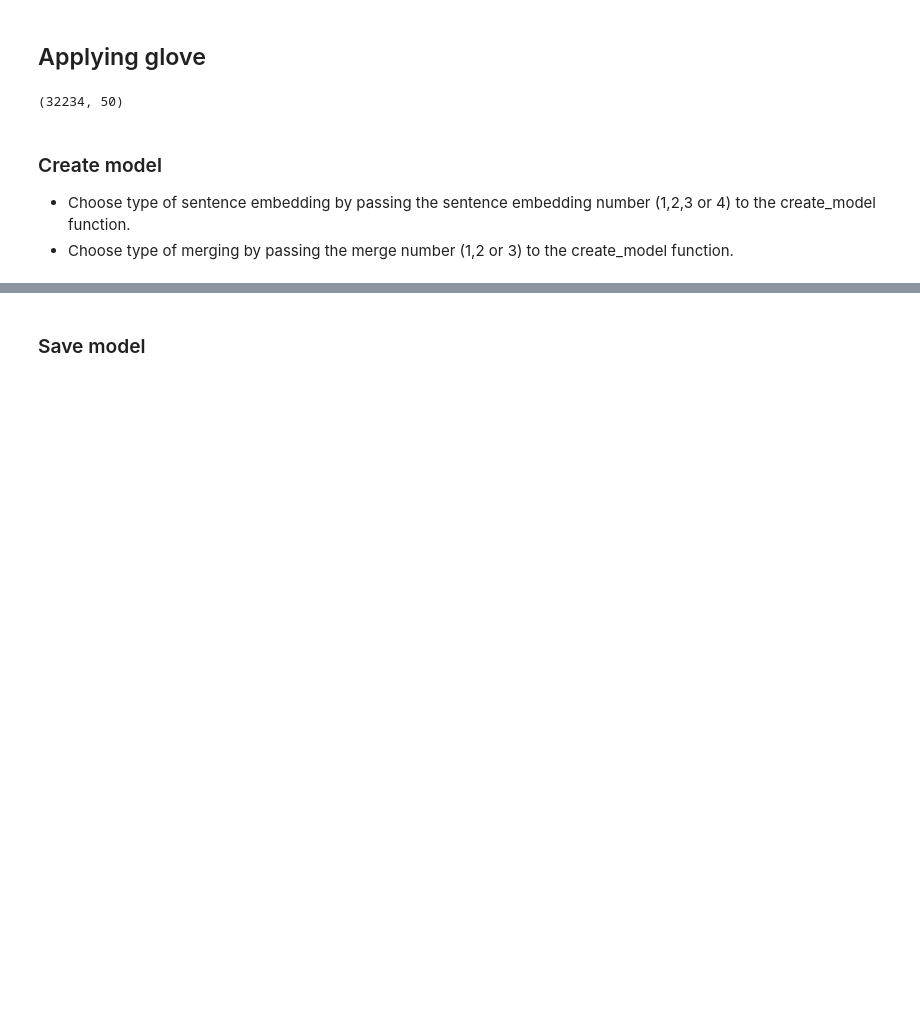
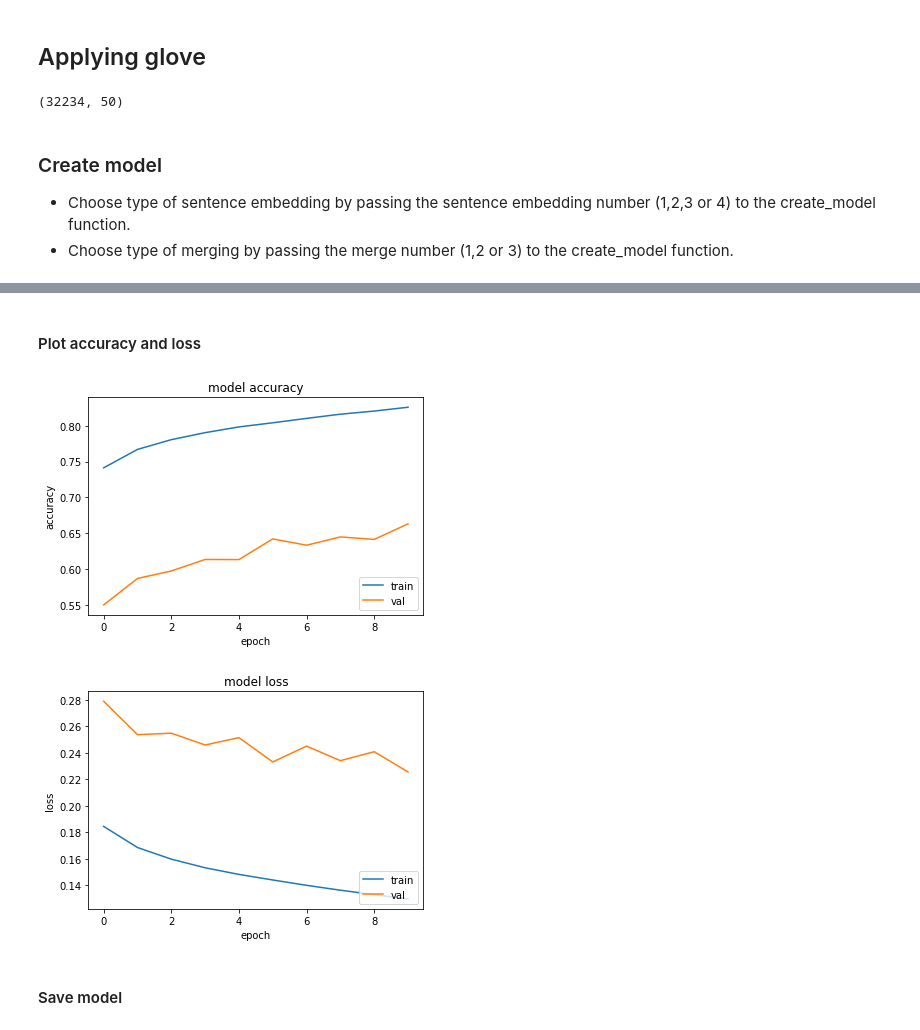
Before and after one commit to solveijm/NLP, a Jupyter notebook: Assignment2/A2.ipynb, the cells around one changed output, grey strips where cells are left out. Drawn from its saved outputs; the diff is of its cells as text; code cells hidden in the pictures; blank space fills up the shorter version.

```diff
--- a/Assignment2/A2.ipynb
+++ b/Assignment2/A2.ipynb
@@ -337,10 +337,10 @@ def create_model(max_tokens, vocab_size, embedding_dimension, sentence_embedding
         merged = Concatenate(axis=1)([claims_sentence_embedding, evidence_sentence_embedding])
     elif merge_type == 2:
         # Sum
-        merged = Add([claims_sentence_embedding, evidence_sentence_embedding])
+        merged = Add()([claims_sentence_embedding, evidence_sentence_embedding])
     elif merge_type == 3:
         # Mean
-        merged = Average(axis=1)([claims_sentence_embedding, evidence_sentence_embedding])
+        merged = Average()([claims_sentence_embedding, evidence_sentence_embedding])
     else:
         raise Exception("Merge type must be an integer between 1 and 3")
     #------------------------------------------------------------------------------------------------------------
@@ -410,2 +522,10 @@ Epoch 50/50
+# %% [markdown]
+#### Plot accuracy and loss
+# %%
+plot_accuracy(history)
+plot_loss(history)
+# %% [output]
+[figure, added]
+[figure, added]
 # %% [markdown]
-### Save model
+#### Save model
```
Also changed, not shown: parts of 71 cells of this notebook, 4 other files.
